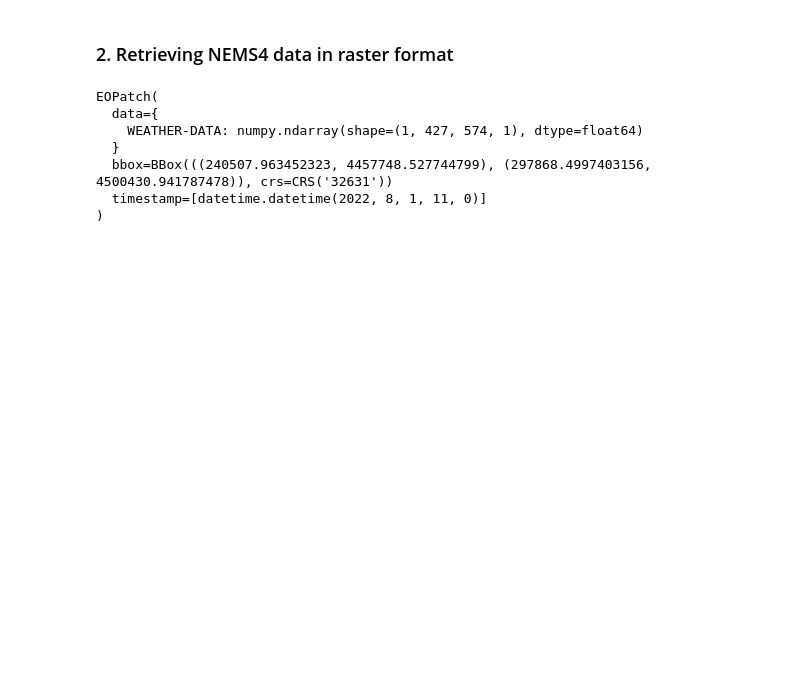
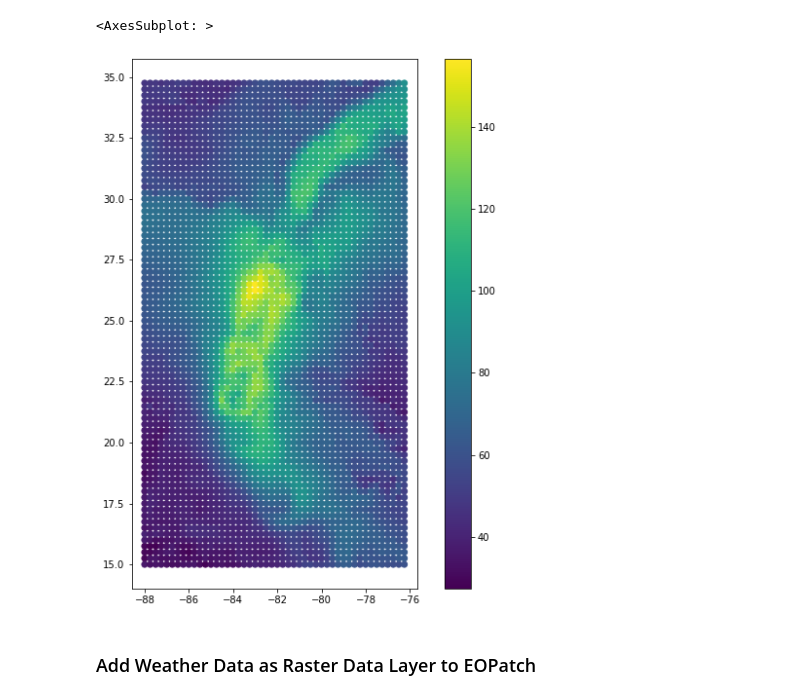
Before and after one commit to sentinel-hub/eo-learn-examples, a Jupyter notebook: GEM-data/weather-data.ipynb, the cells around one changed output. Cells and saved outputs as stored; diff of their text form; code cells hidden in the pictures; blank space fills up the shorter version.

```diff
--- a/GEM-data/weather-data.ipynb
+++ b/GEM-data/weather-data.ipynb
@@ -65,0 +30,38 @@ eopatch
+# %%
+query_vector = {
+    "domain": "ERA5T",
+    "gapFillDomain": None,
+    "timeResolution": "daily",  # daily
+    "codes": [
+        {  # daily maximum of windgust at surface
+            "code": 180,  # windgust
+            "level": "sfc",  # at surface
+            "aggregation": "max",  # aggregate to maximum
+        }
+    ],
+    "transformations": [
+        {  # aggregate all the daily time intervals to their maximum value ignoring missing values in the series
+            "type": "aggregateTimeInterval",
+            "aggregation": "maxIgnoreNaN",
+        }
+    ],
+}
+
+units = {
+    "temperature": "C",
+    "velocity": "km/h",
+    "length": "metric",
+    "energy": "watts",
+}
+# %%
+eopatch_vectordata = EOPatch(bbox=ian_path_box)
+
+feature = FeatureType.VECTOR, "WEATHER-DATA"
+meteoblue_task = MeteoblueVectorTask(
+    feature,
+    METEOBLUE_API_KEY,
+    query=query_vector,
+    units=None,
+)
+
+eopatch_vectordata = meteoblue_task.execute(eopatch_vectordata, time_interval=ian_time_interval)
@@ -66,2 +77,5 @@ eopatch
 # %%
-eopatch.vector["WEATHER-DATA"].plot(column="11_2 m above gnd_mean", legend=True)
+eopatch_vectordata.vector["WEATHER-DATA"].plot(column="180_sfc_maxIgnoreNaN", legend=True, figsize=(10, 10))
+# %% [output]
+<AxesSubplot: >
+[figure, added]
@@ -70,2 +81,0 @@ eopatch.vector["WEATHER-DATA"]["11_2 m above gnd_mean"].hist(bins=100)
-# %% [markdown]
-### 2. Retrieving NEMS4 data in raster format
@@ -108,10 +82,2 @@ eopatch = meteoblue_task.execute(eopatch)
-# %%
-eopatch
-# %% [output]
-EOPatch(
-  data={
-    WEATHER-DATA: numpy.ndarray(shape=(1, 427, 574, 1), dtype=float64)
-  }
-  bbox=BBox(((240507.963452323, 4457748.527744799), (297868.4997403156, 4500430.941787478)), crs=CRS('32631'))
-  timestamp=[datetime.datetime(2022, 8, 1, 11, 0)]
-)
+# %% [markdown]
+### Add Weather Data as Raster Data Layer to EOPatch
```
Also changed, not shown: parts of 19 cells of this notebook.
